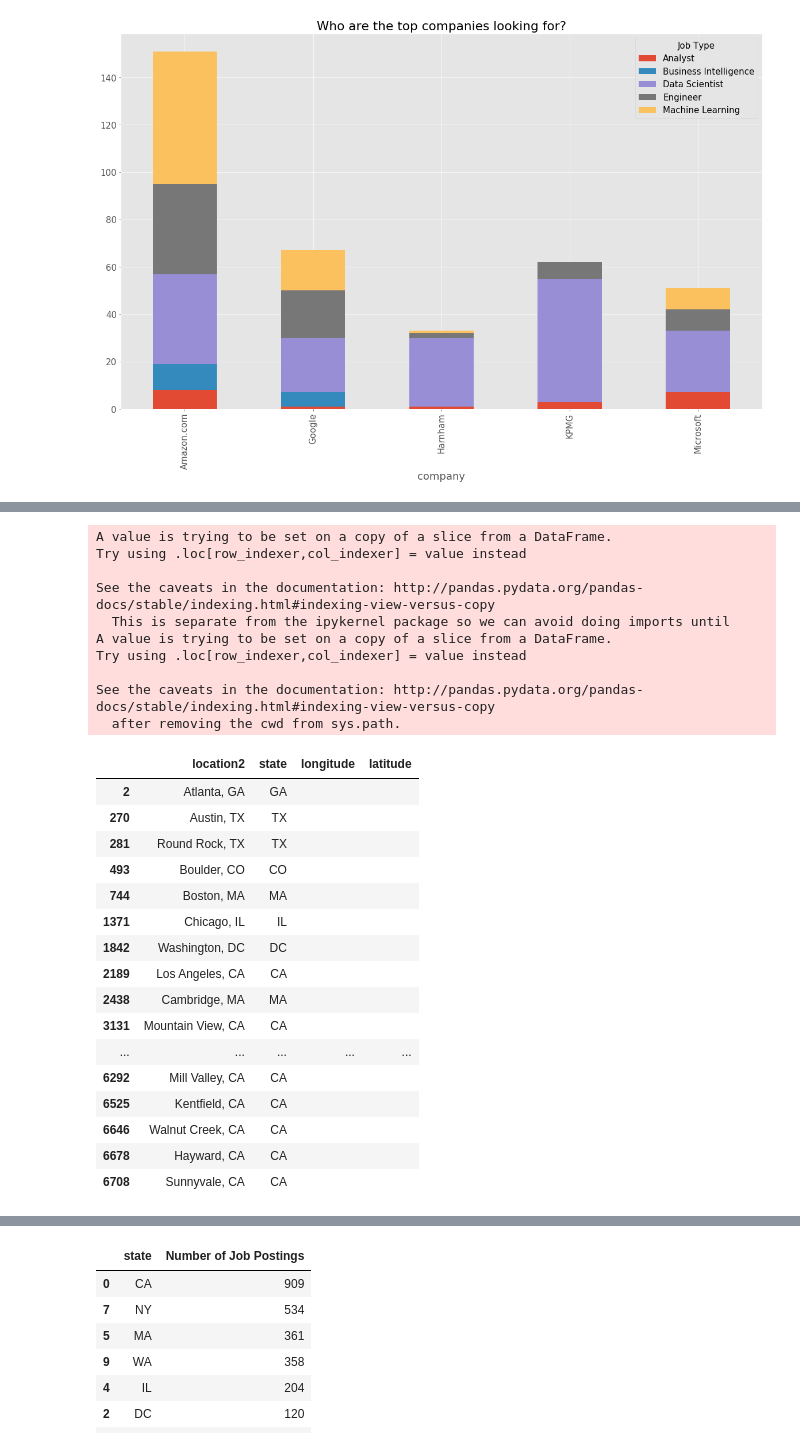
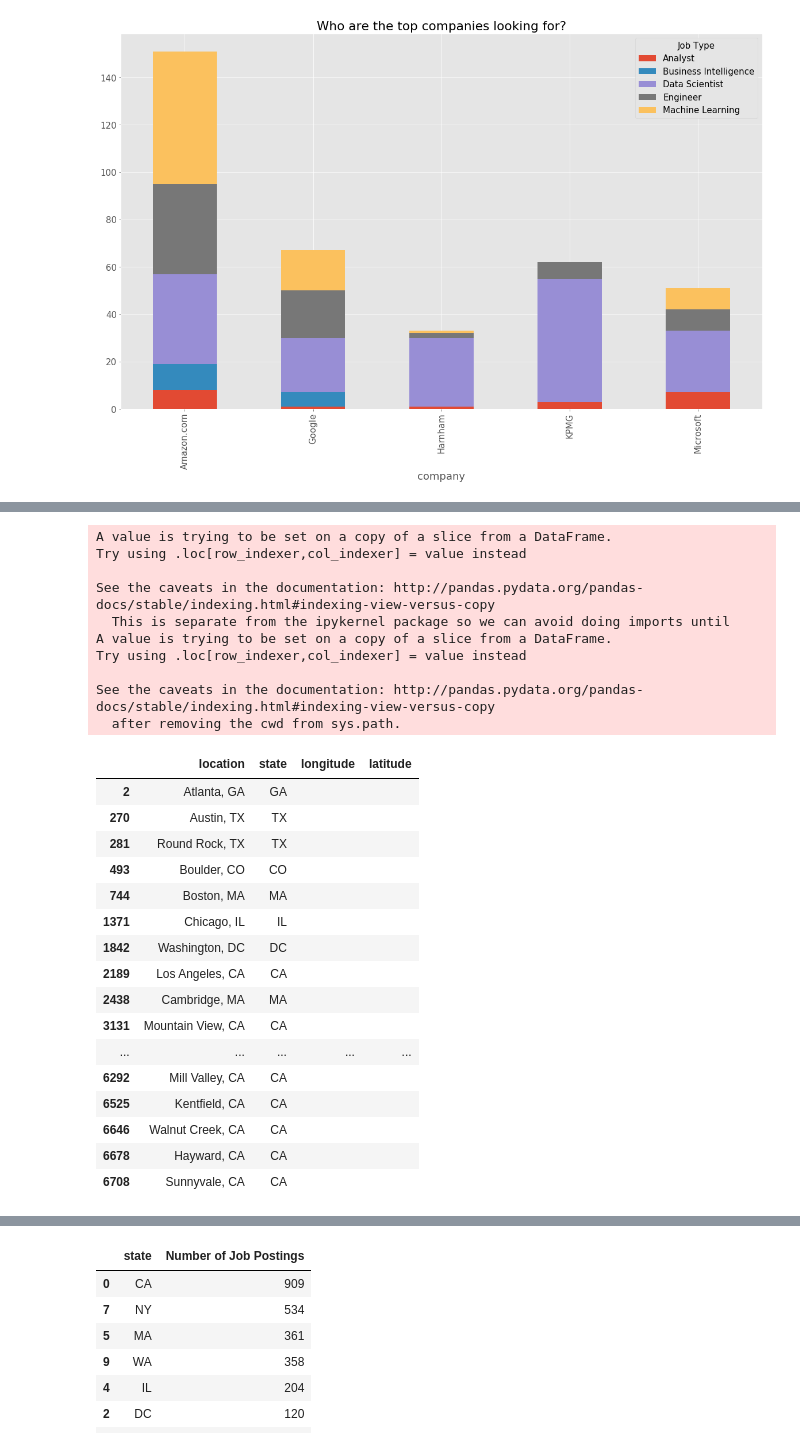
Before and after one commit to hopandskip/Data_Science_Job_Market, a Jupyter notebook: kaggledataset.ipynb, the cells around one changed output, grey strips where cells are left out. Saved outputs shown, nothing was run; the diff lists cells and outputs as text; code cells hidden in the pictures.

```diff
--- a/kaggledataset.ipynb
+++ b/kaggledataset.ipynb
@@ -14,9 +14,9 @@ df=df.dropna(how='all')
 del df['reviews']
 # del df['description']
 # %%
-#sorting out location
-df['location2'] = df['location'].str.replace(r'\d+','')
-df['location2'] = df['location2'].str.strip()
+#Creating a clean location
+df['location'] = df['location'].str.replace(r'\d+','')
+df['location'] = df['location'].str.strip()
 # df
 # %%
 # running our 'query' through the position column, marking found words as true
@@ -115,7 +115,7 @@ plt.savefig('topcompanyjobs.png')
 # plt.savefig('powerpointcover.png')
 # %%
 #Get the state
-state = df["location2"].str.split(",", n = 1, expand = True)
+state = df["location"].str.split(",", n = 1, expand = True)
 df['state'] = state[1]
 df.head()
 # %% [output]
@@ -134,23 +134,23 @@ from config import gkey
 gmaps.configure(api_key=gkey)
 # %%
 #Create a new df with only the distinct locations and include a column for longitude and latitude
-distinct_locations_df = df[["location2","state"]]
+distinct_locations_df = df[["location","state"]]
 distinct_locations_df["longitude"]=""
 distinct_locations_df["latitude"]=""
 distinct_locations_df = distinct_locations_df.drop_duplicates(keep='first', inplace=False)
 distinct_locations_df
 # %% [output]
 A value is trying to be set on a copy of a slice from a DataFrame.
 Try using .loc[row_indexer,col_indexer] = value instead
 
 See the caveats in the documentation: http://pandas.pydata.org/pandas-docs/stable/indexing.html#indexing-view-versus-copy
   This is separate from the ipykernel package so we can avoid doing imports until
 A value is trying to be set on a copy of a slice from a DataFrame.
 Try using .loc[row_indexer,col_indexer] = value instead
 
 See the caveats in the documentation: http://pandas.pydata.org/pandas-docs/stable/indexing.html#indexing-view-versus-copy
   after removing the cwd from sys.path.
-|  | location2 | state | longitude | latitude |
+|  | location | state | longitude | latitude |
 | 2 | Atlanta, GA | GA |  |  |
 | 270 | Austin, TX | TX |  |  |
 | 281 | Round Rock, TX | TX |  |  |
```
Also changed, not shown: parts of 4 cells of this notebook.
